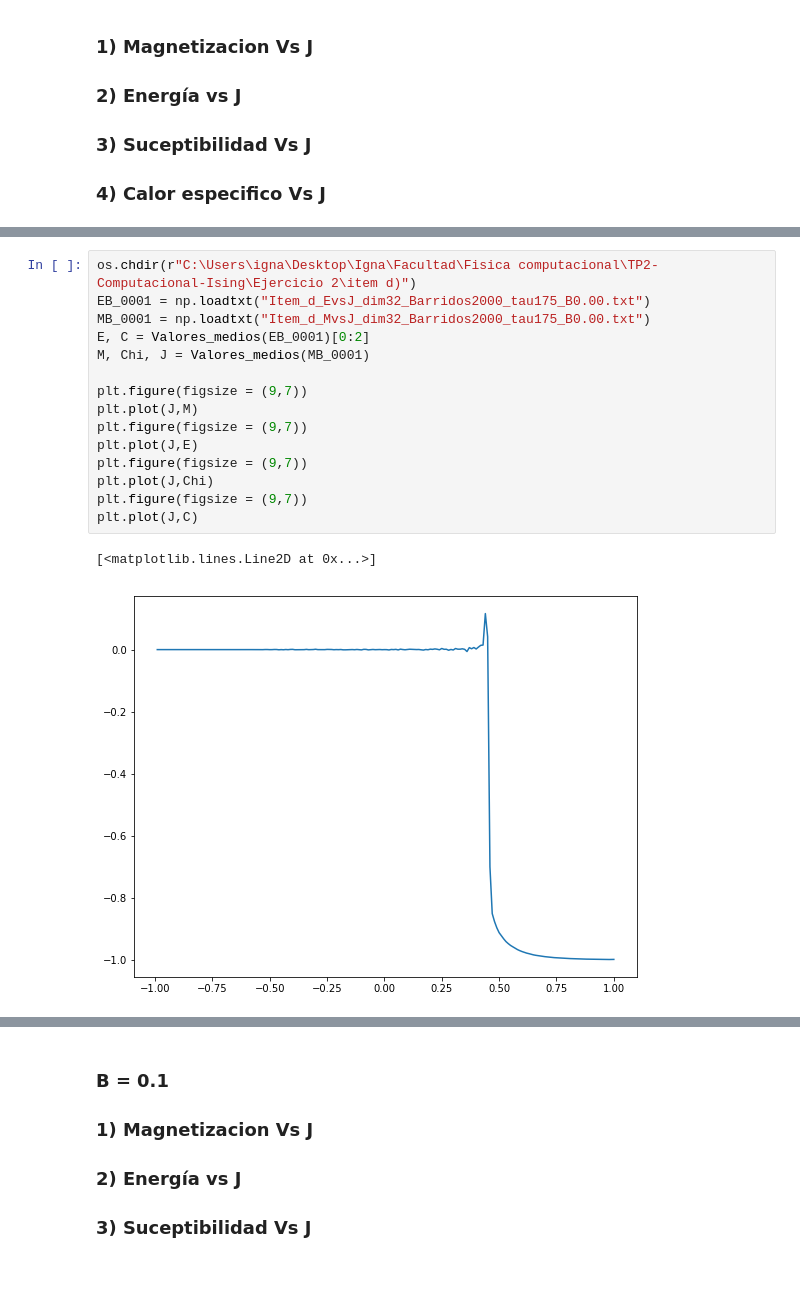
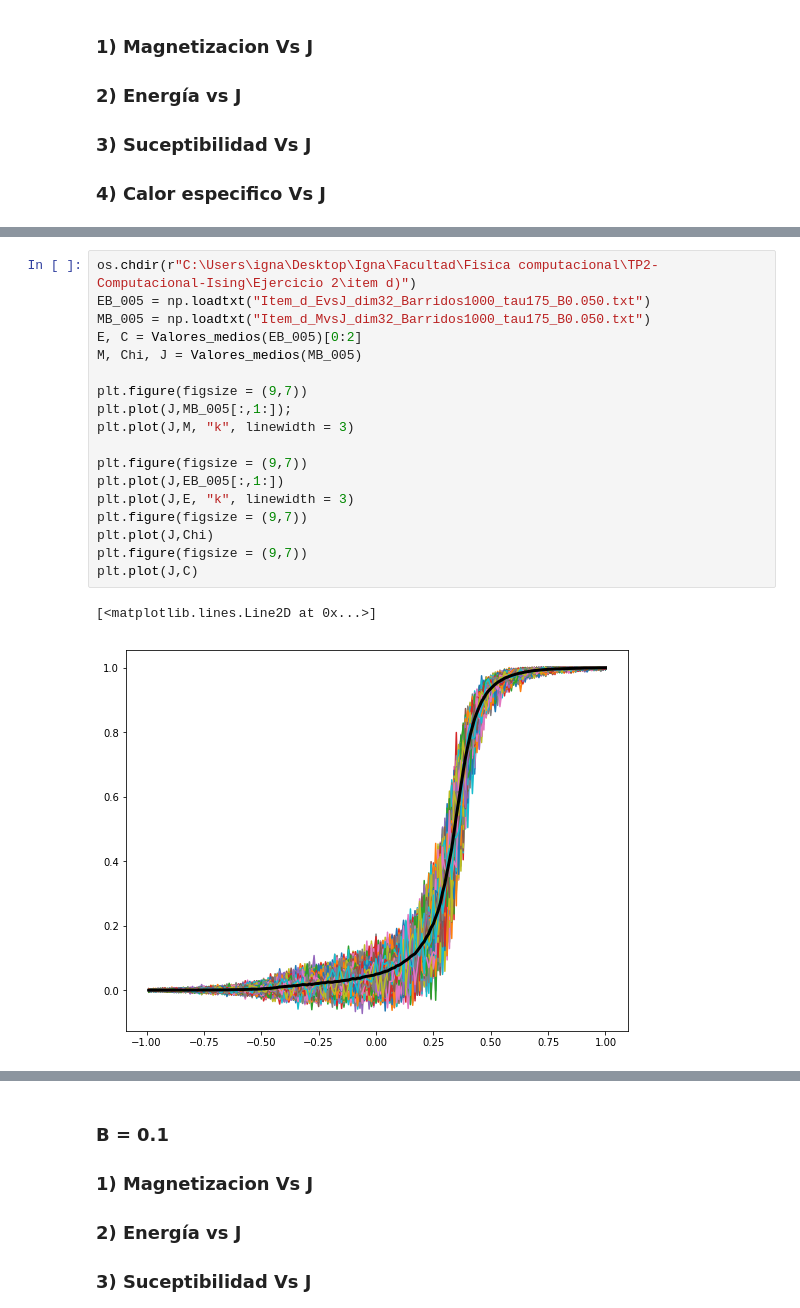
Before and after one commit to Igna11/TP2-Computacional-Ising, a Jupyter notebook: TP2 - Montecarlo - Ising 2D .ipynb, the cells around one changed output, grey strips where cells are left out. Drawn from its saved outputs; the diff is of its cells as text; blank space fills up the shorter version.

```diff
--- a/TP2 - Montecarlo - Ising 2D .ipynb
+++ b/TP2 - Montecarlo - Ising 2D .ipynb
@@ -689,18 +728,21 @@ def Valores_medios(A):
 # %%
 os.chdir(r"C:\Users\igna\Desktop\Igna\Facultad\Fisica computacional\TP2-Computacional-Ising\Ejercicio 2\item d)")
-EB_0001 = np.loadtxt("Item_d_EvsJ_dim32_Barridos2000_tau175_B0.00.txt")
-MB_0001 = np.loadtxt("Item_d_MvsJ_dim32_Barridos2000_tau175_B0.00.txt")
-E, C = Valores_medios(EB_0001)[0:2]
-M, Chi, J = Valores_medios(MB_0001)
+EB_005 = np.loadtxt("Item_d_EvsJ_dim32_Barridos1000_tau175_B0.050.txt")
+MB_005 = np.loadtxt("Item_d_MvsJ_dim32_Barridos1000_tau175_B0.050.txt")
+E, C = Valores_medios(EB_005)[0:2]
+M, Chi, J = Valores_medios(MB_005)
 
 plt.figure(figsize = (9,7))
-plt.plot(J,M)
+plt.plot(J,MB_005[:,1:]);
+plt.plot(J,M, "k", linewidth = 3)
+
 plt.figure(figsize = (9,7))
-plt.plot(J,E)
+plt.plot(J,EB_005[:,1:])
+plt.plot(J,E, "k", linewidth = 3)
 plt.figure(figsize = (9,7))
 plt.plot(J,Chi)
 plt.figure(figsize = (9,7))
 plt.plot(J,C)
 # %% [output]
 [<matplotlib.lines.Line2D at 0x...>]
-[figure, old version]
+[figure, new version]
```
Also changed, not shown: parts of 20 cells of this notebook, 10 other files.
